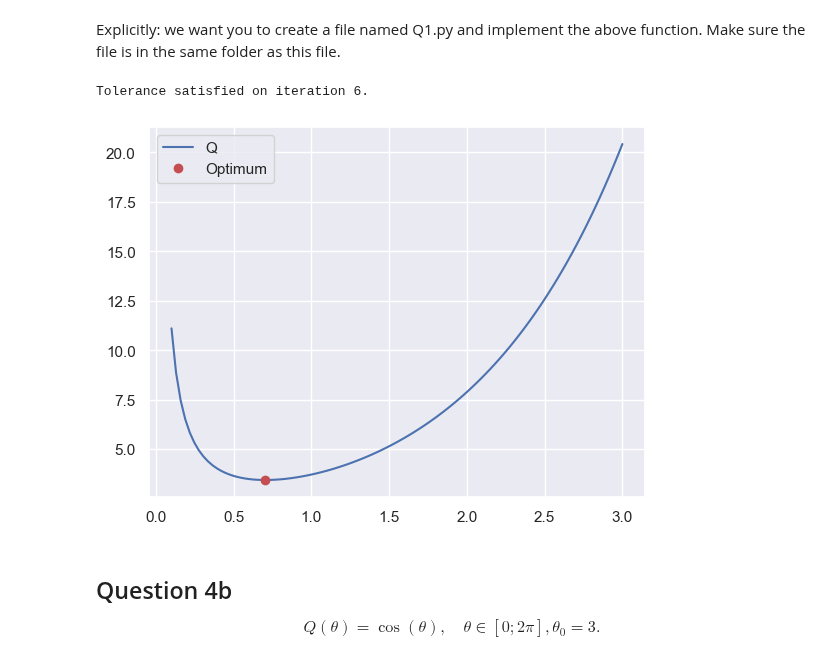
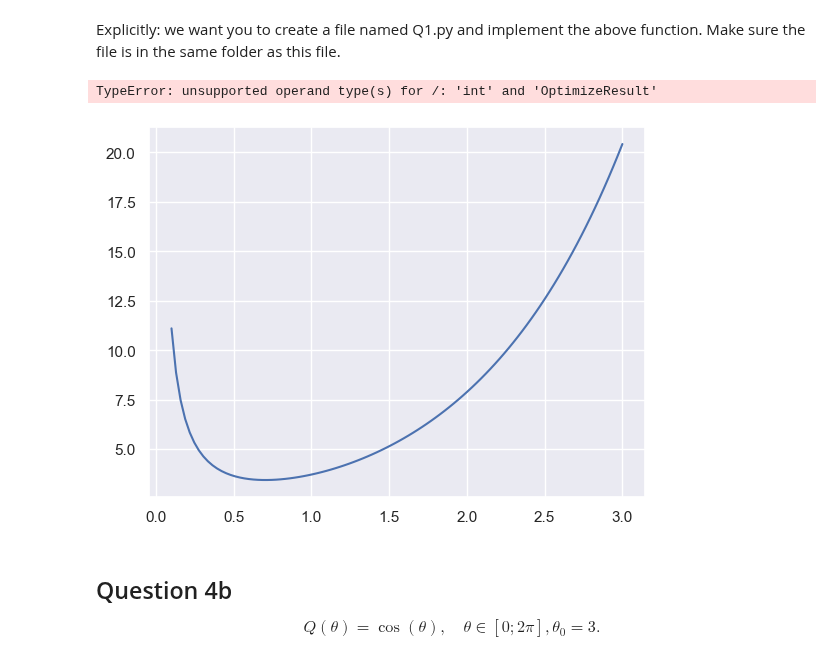
Before and after one commit to anl1313/AME_2025, a Jupyter notebook: Excercise classes/Class 6/w6_ex_ante FREJA.ipynb, the cells around one changed output. Drawn from its saved outputs; the diff is of its cells as text; code cells hidden in the pictures.

```diff
--- a/Excercise classes/Class 6/w6_ex_ante FREJA.ipynb
+++ b/Excercise classes/Class 6/w6_ex_ante FREJA.ipynb
@@ -368,13 +381,13 @@ As an extra exercise, try writing the two functions in separate `.py` files, `Q1
 * Since `Q` is an input to `minimize`, we must create the derivative functions (using `forward_diff()`) inside of our function as lambda functions.
 * Remember to print some output if the minimizer hit the max no. iterations without converging.
 # %%
-def minimize(Q, theta_start, maxit=100, tolerance=1e-8, h=h, l = l):
-    '''minimize: Newton-Raphson algorithm for a general function input, f.
+def minimize(Q, theta_start, maxit=100, tolerance=1e-8, PRINTITER=False, PRINTFINAL=False, stepsize=1.0, h=h, l=l):
+    '''minimize: Newton-Raphson algorithm for a general function input, z.
     '''
 
     # set up numerical derivative functions
-    dQ  = None # fill in
-    ddQ = None # fill in
+    dQ  = lambda theta: est.forward_diff(Q,  theta, h)
+    ddQ = lambda theta: est.forward_diff(dQ, theta, l)
 
     # initialize
     theta0 = theta_start # to avoid writing to inputs later on
@@ -382,25 +395,30 @@ def minimize(Q, theta_start, maxit=100, tolerance=1e-8, h=h, l = l):
     # primary algorithm loop
     for it in range(maxit):
 
-        # Fill in update step for theta
-
+        # update step
+        grad0 = dQ(theta0)
+        hess0 = ddQ(theta0)
+        theta = theta0 - stepsize * grad0/hess0
 
         # check convergence
-        criterion = None # Fill in: absolute value of the gradient at the new value of theta
-        if criterion <= tolerance:
-            print(f'Tolerance satisfied on iteration {it}.')
+        criterion = abs(dQ(theta))
+        if criterion < tolerance:
             break
 
-        # update previous theta
+        if PRINTITER:
+            print(f'{it=:4d}: {theta=:8.4g}')
+
+        # update previous value of theta
         theta0 = theta
 
     if it == maxit-1:
         print(f'Warning: non-convergence after {maxit} it., theta is {theta:8.4g}.')
 
+    # after we have converged (or reached max iter)
     return theta
 # %%
 def plot_result(Q, theta_star, theta_low, theta_high):
-    '''plot_result: plots your Q function over the interval and adds a dot for theta_star'''
+    # plot it
     fig,ax = plt.subplots();
     tt = np.linspace(theta_low,theta_high,100)
     ax.plot(tt, Q(tt), '-', label='Q');
@@ -411,15 +429,16 @@ def plot_result(Q, theta_star, theta_low, theta_high):
 $$ Q(\theta) = \frac{1}{\theta} + \exp(\theta), \quad \theta \in [0.1; 3], \theta_0 = 3. $$
 # %% [markdown]
 Explicitly: we want you to create a file named Q1.py and implement the above function. Make sure the file is in the same folder as this file.
-# %%
-import Q1             # requires there to be a file "Q1.py" in this directory
-theta0 = 3.0          # once it works, try changing the starting value (inside [0.1;3.0])
-Q1.Q(theta0)          # Q1.py must have a function named "Q"
-theta_star = minimize(Q1.Q, theta0)
-plot_result(Q1.Q, theta_star, 0.1, 3.0)
-# %% [output]
-Tolerance satisfied on iteration 6.
-[figure, removed]
+# %%
+from scipy.optimize import minimize
+import Q1_Freja
+
+theta0 = 3
+theta_star = minimize(Q1_Freja.Q, theta0)
+plot_result(Q1_Freja.Q, theta_star, 0.1, 3.0)
+# %% [output]
+TypeError: unsupported operand type(s) for /: 'int' and 'OptimizeResult'
+[figure, added]
 # %% [markdown]
 ## Question 4b
 $$Q(\theta) = \cos(\theta), \quad \theta \in [0; 2 \pi], \theta_0 = 3. $$
```
Also changed, not shown: parts of 17 cells of this notebook, 3 other files.
